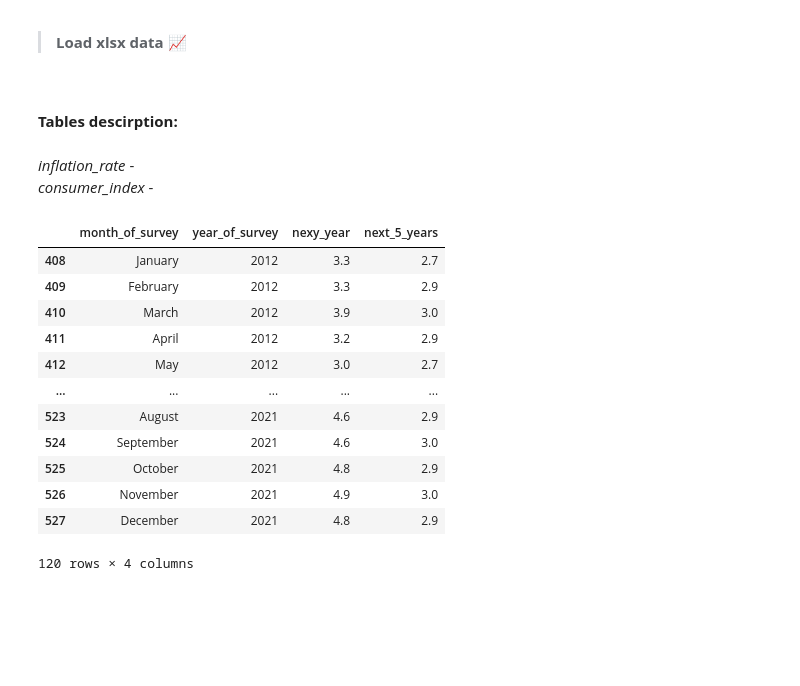
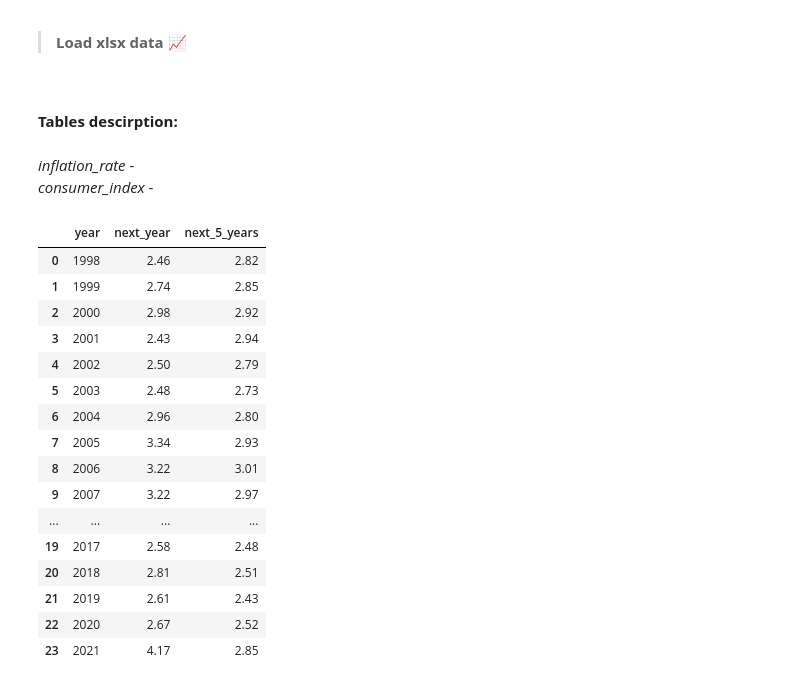
Before and after one commit to NorthBrainsAnalytics/USA-States-Data, a Jupyter notebook: USA-by-State.ipynb, the cells around one changed output. Saved outputs shown, nothing was run; the diff lists cells and outputs as text; code cells hidden in the pictures; blank space fills up the shorter version.

```diff
--- a/USA-by-State.ipynb
+++ b/USA-by-State.ipynb
@@ -394,5 +398,4 @@ SAPCE2
 <br>
 <i>consumer_index</i> -
 # %%
-inflation_rate = pd.read_excel("data/expected_change_in_infaltion_rates.xlsx")
-consumer_index = pd.read_excel("data/consumer_sentiment_index.xlsx")
+y = MeanFrames() #call the class
@@ -399,23 +405,21 @@ consumer_index = pd.read_excel("data/consumer_sentiment_index.xlsx")
 # %%
-inflation_rate = inflation_rate.rename(columns = {'DATE OF SURVEY': 'month_of_survey',
-                                                 'Unnamed: 1': 'year_of_survey',
-                                                 'NEXT YEAR': 'nexy_year',
-                                                 'NEXT 5 YEARS': 'next_5_years'}, inplace=False )
-
-inflation_rate = inflation_rate.loc[(inflation_rate['year_of_survey'] >= 2012) &
-                                    (inflation_rate['year_of_survey'] != 2022)]
-inflation_rate
+inflation_1998_2021 = y.frames_total('inflation_rate', 1998, 2021)
+inflation_1998_2021
 # %% [output]
-|  | month_of_survey | year_of_survey | nexy_year | next_5_years |
-| 408 | January | 2012 | 3.3 | 2.7 |
-| 409 | February | 2012 | 3.3 | 2.9 |
-| 410 | March | 2012 | 3.9 | 3.0 |
-| 411 | April | 2012 | 3.2 | 2.9 |
-| 412 | May | 2012 | 3.0 | 2.7 |
-| ... | ... | ... | ... | ... |
-| 523 | August | 2021 | 4.6 | 2.9 |
-| 524 | September | 2021 | 4.6 | 3.0 |
-| 525 | October | 2021 | 4.8 | 2.9 |
-| 526 | November | 2021 | 4.9 | 3.0 |
-| 527 | December | 2021 | 4.8 | 2.9 |
+|  | year | next_year | next_5_years |
+| 0 | 1998 | 2.46 | 2.82 |
+| 1 | 1999 | 2.74 | 2.85 |
+| 2 | 2000 | 2.98 | 2.92 |
+| 3 | 2001 | 2.43 | 2.94 |
+| 4 | 2002 | 2.50 | 2.79 |
+| 5 | 2003 | 2.48 | 2.73 |
+| 6 | 2004 | 2.96 | 2.80 |
+| 7 | 2005 | 3.34 | 2.93 |
+| 8 | 2006 | 3.22 | 3.01 |
+| 9 | 2007 | 3.22 | 2.97 |
+| ... | ... | ... | ... |
+| 19 | 2017 | 2.58 | 2.48 |
+| 20 | 2018 | 2.81 | 2.51 |
+| 21 | 2019 | 2.61 | 2.43 |
+| 22 | 2020 | 2.67 | 2.52 |
+| 23 | 2021 | 4.17 | 2.85 |
-120 rows × 4 columns
```
Also changed, not shown: parts of 15 cells of this notebook, 3 other files.
